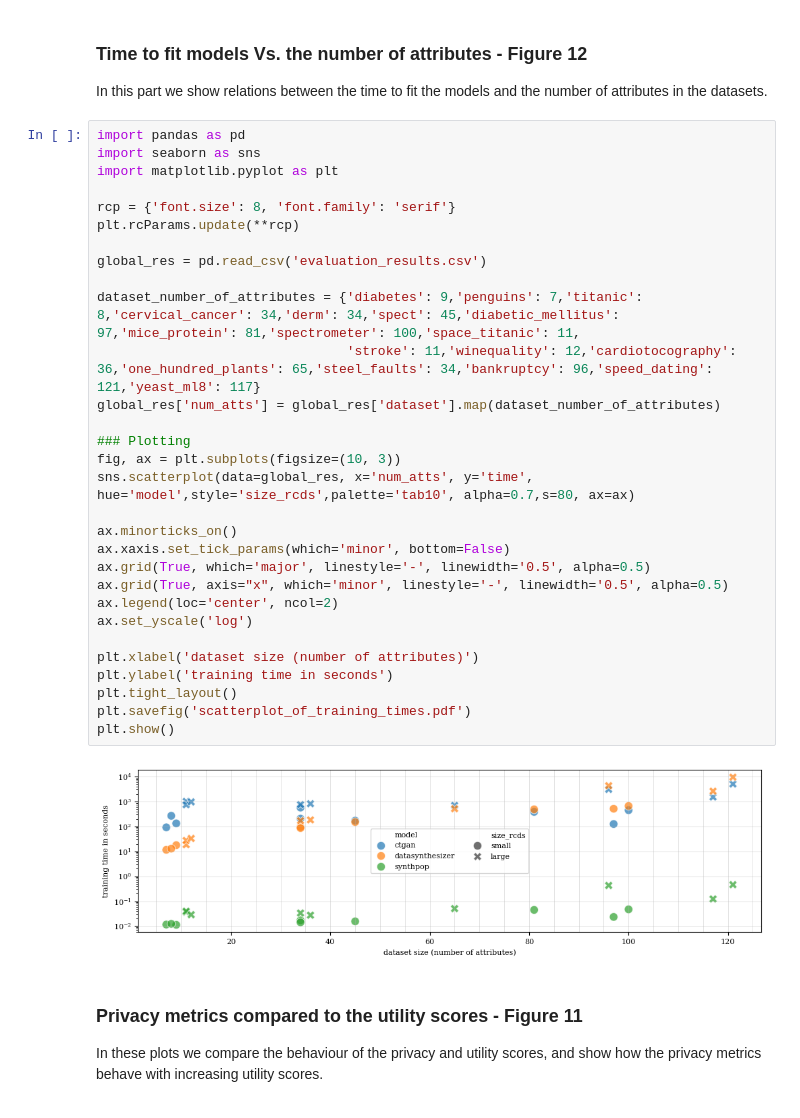
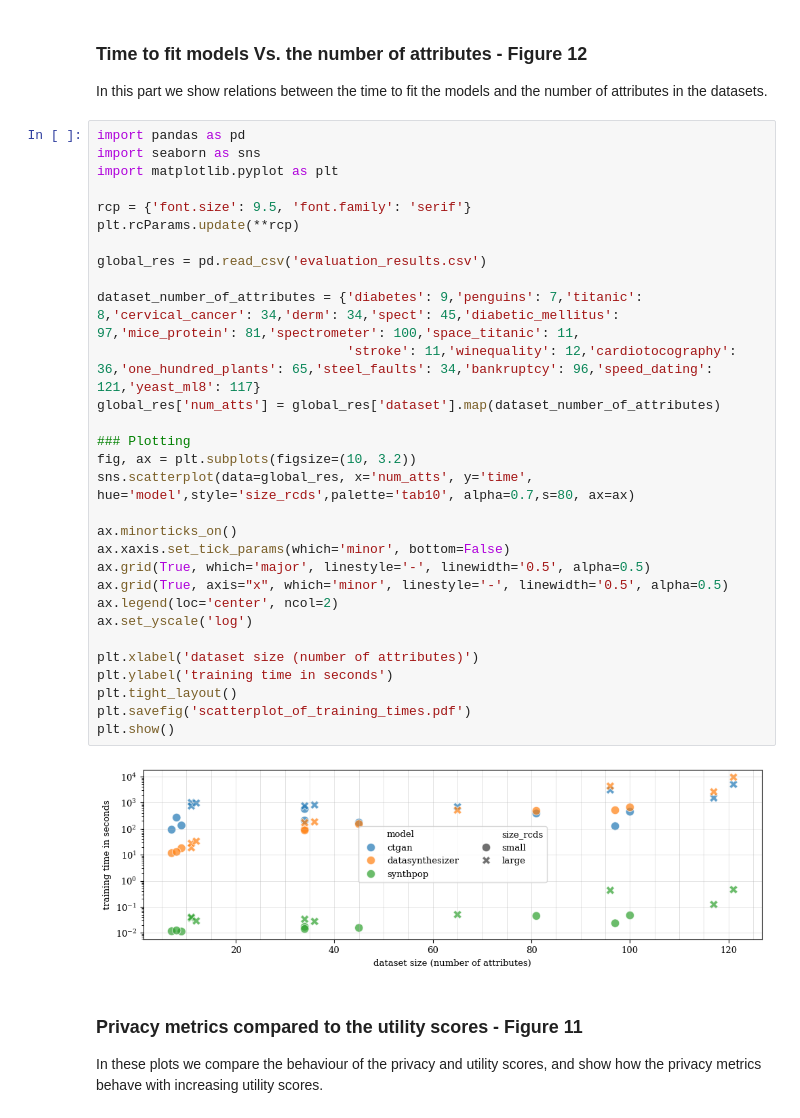
Before and after one commit to schneiderkamplab/syntheval-model-benchmark-example, a Jupyter notebook: syntheval_model_benchmark.ipynb, the cells around one changed output. Saved outputs shown, nothing was run; the diff lists cells and outputs as text.

Commit message:
adjust font size of figure 12

```diff
--- a/syntheval_model_benchmark.ipynb
+++ b/syntheval_model_benchmark.ipynb
@@ -252,35 +252,35 @@ In this part we show relations between the time to fit the models and the number
 # %%
 import pandas as pd
 import seaborn as sns
 import matplotlib.pyplot as plt
 
-rcp = {'font.size': 8, 'font.family': 'serif'}
+rcp = {'font.size': 9.5, 'font.family': 'serif'}
 plt.rcParams.update(**rcp)
 
 global_res = pd.read_csv('evaluation_results.csv')
 
 dataset_number_of_attributes = {'diabetes': 9,'penguins': 7,'titanic': 8,'cervical_cancer': 34,'derm': 34,'spect': 45,'diabetic_mellitus': 97,'mice_protein': 81,'spectrometer': 100,'space_titanic': 11,
                                 'stroke': 11,'winequality': 12,'cardiotocography': 36,'one_hundred_plants': 65,'steel_faults': 34,'bankruptcy': 96,'speed_dating': 121,'yeast_ml8': 117}
 global_res['num_atts'] = global_res['dataset'].map(dataset_number_of_attributes)
 
 ### Plotting
-fig, ax = plt.subplots(figsize=(10, 3))
+fig, ax = plt.subplots(figsize=(10, 3.2))
 sns.scatterplot(data=global_res, x='num_atts', y='time', hue='model',style='size_rcds',palette='tab10', alpha=0.7,s=80, ax=ax)
 
 ax.minorticks_on()
 ax.xaxis.set_tick_params(which='minor', bottom=False)
 ax.grid(True, which='major', linestyle='-', linewidth='0.5', alpha=0.5)
 ax.grid(True, axis="x", which='minor', linestyle='-', linewidth='0.5', alpha=0.5)
 ax.legend(loc='center', ncol=2)
 ax.set_yscale('log')
 
 plt.xlabel('dataset size (number of attributes)')
 plt.ylabel('training time in seconds')
 plt.tight_layout()
 plt.savefig('scatterplot_of_training_times.pdf')
 plt.show()
 # %% [output]
-[figure, old version]
+[figure, new version]
 # %% [markdown]
 ### Privacy metrics compared to the utility scores - Figure 11
 In these plots we compare the behaviour of the privacy and utility scores, and show how the privacy metrics behave with increasing utility scores.
```
Also changed, not shown: 1 other file.
